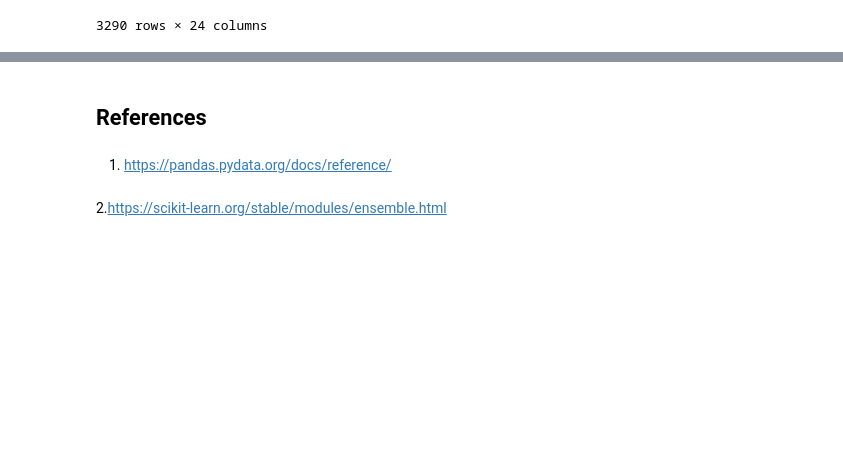
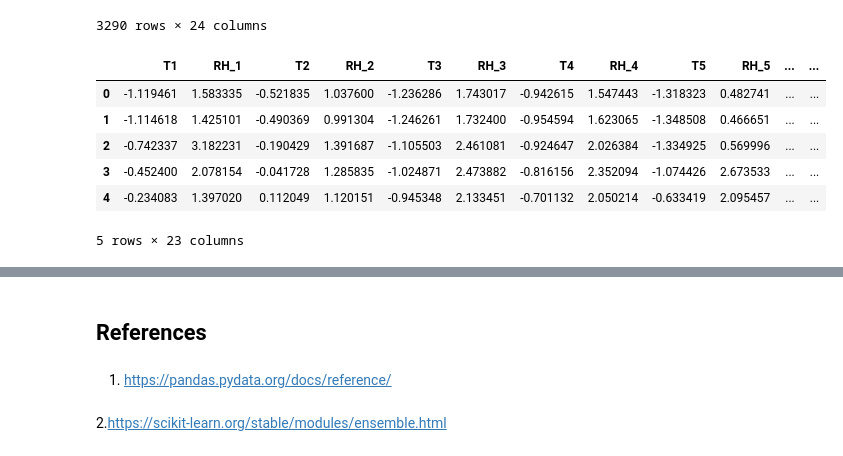
Before and after one commit to nchand/predict-energy-use, a Jupyter notebook: energy-use.ipynb, the cells around one changed output, grey strips where cells are left out. Drawn from its saved outputs; the diff is of its cells as text; code cells hidden in the pictures; blank space fills up the shorter version.

```diff
--- a/energy-use.ipynb
+++ b/energy-use.ipynb
@@ -734,6 +735,16 @@ y_train = sc_data["TARGET_energy"]
 
 X_test = sc_data.drop("TARGET_energy", axis=1)
 y_test = sc_data["TARGET_energy"]
+# %%
+X_train.head()
+# %% [output]
+|  | T1 | RH_1 | T2 | RH_2 | T3 | RH_3 | T4 | RH_4 | T5 | RH_5 | ... | ... |
+| 0 | -1.119461 | 1.583335 | -0.521835 | 1.037600 | -1.236286 | 1.743017 | -0.942615 | 1.547443 | -1.318323 | 0.482741 | ... | ... |
+| 1 | -1.114618 | 1.425101 | -0.490369 | 0.991304 | -1.246261 | 1.732400 | -0.954594 | 1.623065 | -1.348508 | 0.466651 | ... | ... |
+| 2 | -0.742337 | 3.182231 | -0.190429 | 1.391687 | -1.105503 | 2.461081 | -0.924647 | 2.026384 | -1.334925 | 0.569996 | ... | ... |
+| 3 | -0.452400 | 2.078154 | -0.041728 | 1.285835 | -1.024871 | 2.473882 | -0.816156 | 2.352094 | -1.074426 | 2.673533 | ... | ... |
+| 4 | -0.234083 | 1.397020 | 0.112049 | 1.120151 | -0.945348 | 2.133451 | -0.701132 | 2.050214 | -0.633419 | 2.095457 | ... | ... |
+5 rows × 23 columns
 # %%
 from sklearn.linear_model import Ridge, Lasso
 from sklearn.ensemble import RandomForestRegressor, ExtraTreesRegressor
```
Also changed, not shown: parts of 10 cells of this notebook.
